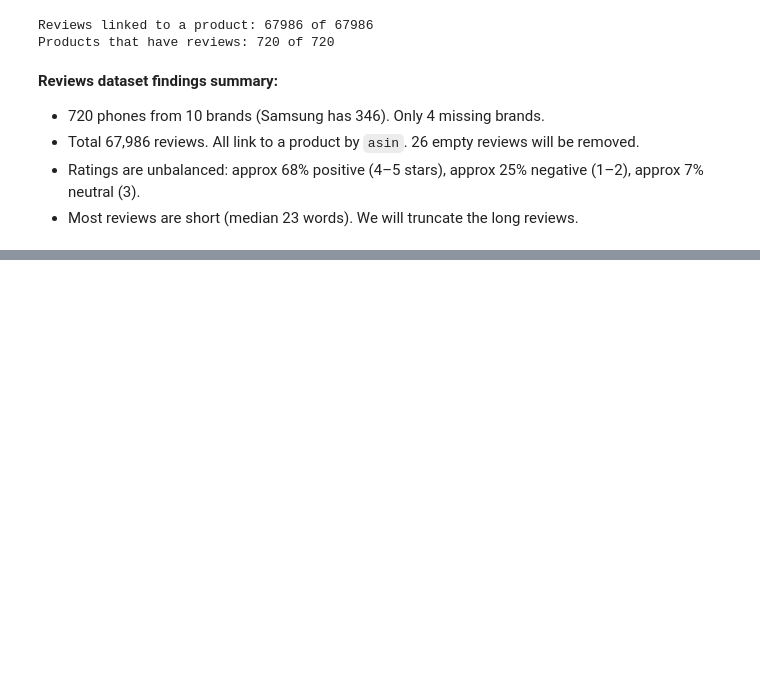
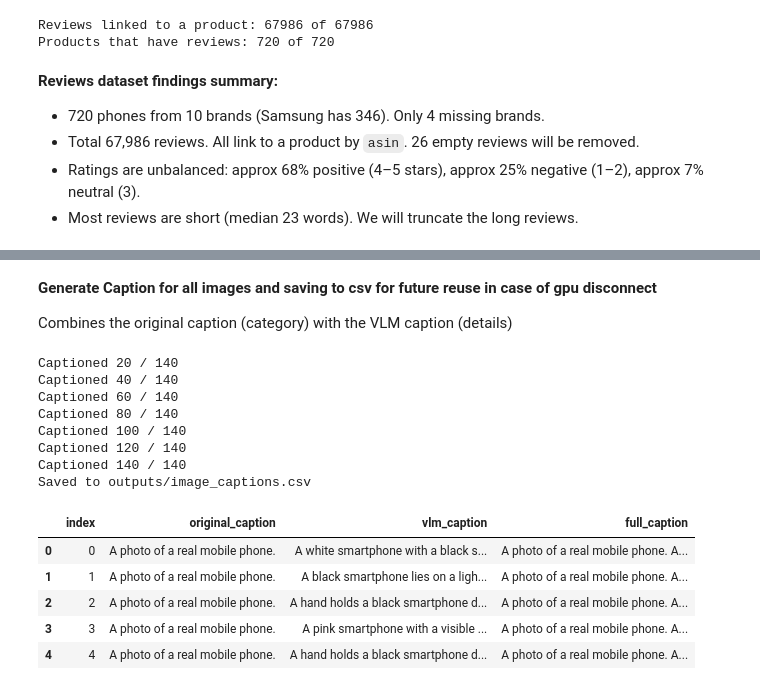
Before and after one commit to TasminaTasin75/COMP6012-Assignment-4-LLM-Ecommerce-Agent, a Jupyter notebook: llm_agent_for_ecom_assignment_4.ipynb, the cells around one changed output, grey strips where cells are left out. Cells and saved outputs as stored; diff of their text form; code cells hidden in the pictures; blank space fills up the shorter version.

```diff
--- a/llm_agent_for_ecom_assignment_4.ipynb
+++ b/llm_agent_for_ecom_assignment_4.ipynb
@@ -246,0 +357,48 @@ Products that have reviews: 720 of 720
+# %% [markdown]
+**Generate Caption for all images and saving to csv for future reuse in case of gpu disconnect**
+
+Combines the original caption (category) with the VLM caption (details)
+# %%
+# Caption all the 140 images and save
+from pathlib import Path
+
+OUTPUT_DIR = Path("outputs")
+OUTPUT_DIR.mkdir(exist_ok=True)
+CAPTIONS_FILE = OUTPUT_DIR / "image_captions.csv"
+
+if CAPTIONS_FILE.exists():
+    captions_df = pd.read_csv(CAPTIONS_FILE)
+    print("Loaded saved captions:", len(captions_df))
+else:
+    rows = []
+    for idx in range(len(images)):
+        vlm_caption = generate_caption_from_image(images[idx]["image"])
+        rows.append({
+            "index": idx,
+            "original_caption": images[idx]["text"],
+            "vlm_caption": vlm_caption,
+        })
+        if (idx + 1) % 20 == 0:
+            print(f"Captioned {idx + 1} / {len(images)}")
+
+    captions_df = pd.DataFrame(rows)
+    captions_df["full_caption"] = captions_df["original_caption"] + " " + captions_df["vlm_caption"]
+    captions_df.to_csv(CAPTIONS_FILE, index=False)
+    print("Saved to", CAPTIONS_FILE)
+
+display(captions_df.head())
+# %% [output]
+Captioned 20 / 140
+Captioned 40 / 140
+Captioned 60 / 140
+Captioned 80 / 140
+Captioned 100 / 140
+Captioned 120 / 140
+Captioned 140 / 140
+Saved to outputs/image_captions.csv
+|  | index | original_caption | vlm_caption | full_caption |
+| 0 | 0 | A photo of a real mobile phone. | A white smartphone with a black s... | A photo of a real mobile phone. A... |
+| 1 | 1 | A photo of a real mobile phone. | A black smartphone lies on a ligh... | A photo of a real mobile phone. A... |
+| 2 | 2 | A photo of a real mobile phone. | A hand holds a black smartphone d... | A photo of a real mobile phone. A... |
+| 3 | 3 | A photo of a real mobile phone. | A pink smartphone with a visible ... | A photo of a real mobile phone. A... |
+| 4 | 4 | A photo of a real mobile phone. | A hand holds a black smartphone d... | A photo of a real mobile phone. A... |
```
Also changed, not shown: parts of 7 cells of this notebook.
